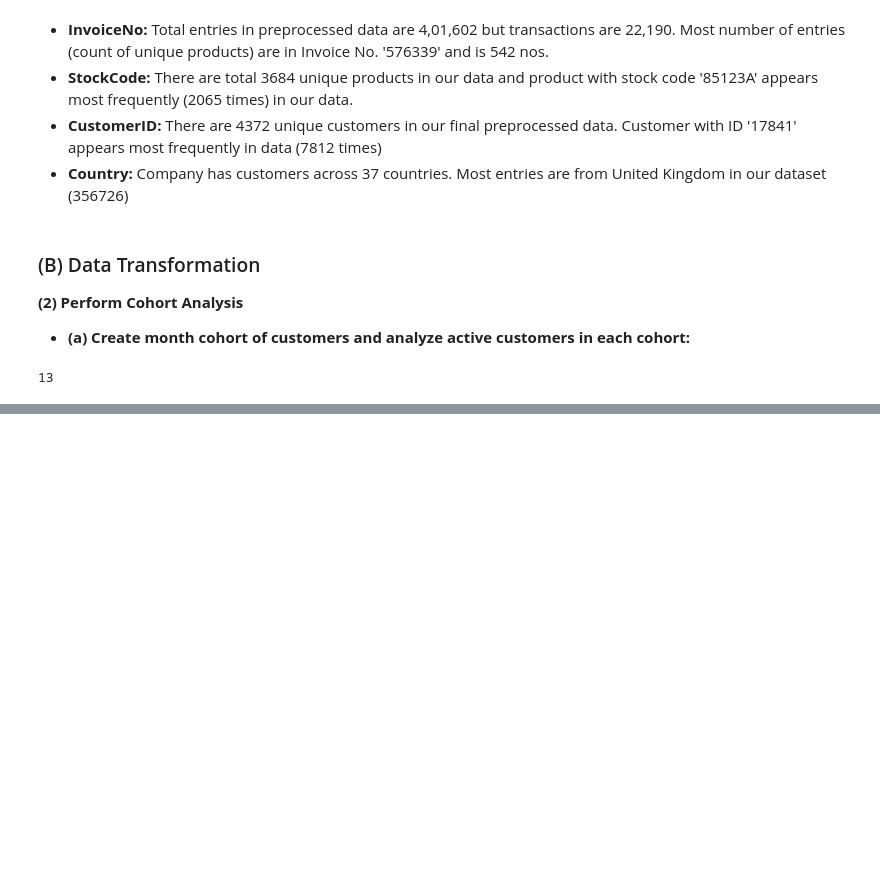
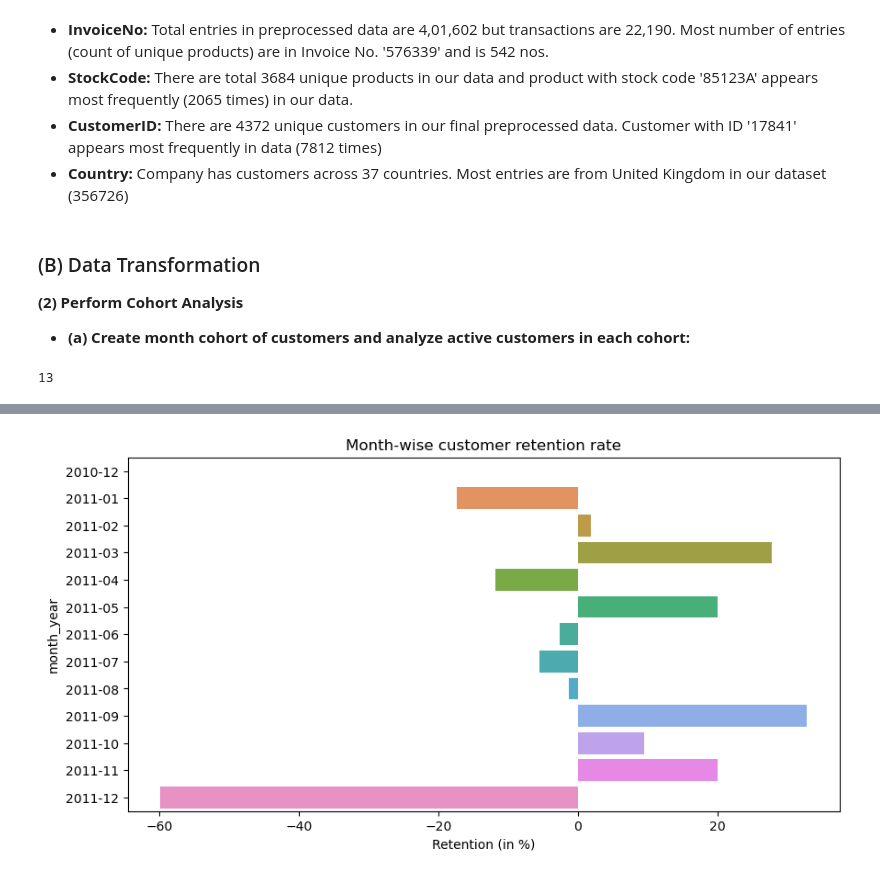
Before and after one commit to Albert-Sharma/Seminar_Project-2023-, a Jupyter notebook: Project Capston.ipynb, the cells around one changed output, grey strips where cells are left out. Drawn from its saved outputs; the diff is of its cells as text; code cells hidden in the pictures; blank space fills up the shorter version.

```diff
--- a/Project Capston.ipynb
+++ b/Project Capston.ipynb
@@ -197,0 +243,3 @@ df['month_year'].nunique()
+# %%
+retention_rate = round(month_cohort.pct_change(periods=1)*100,2)
+retention_rate
@@ -197,0 +262,7 @@ df['month_year'].nunique()
+# %%
+plt.figure(figsize=(10,5))
+sns.barplot(y = retention_rate.index, x = retention_rate.values);
+plt.xlabel("Retention (in %)")
+plt.title("Month-wise customer retention rate");
+# %% [output]
+[figure, added]
```
Also changed, not shown: parts of 24 cells of this notebook, 1 other file.
